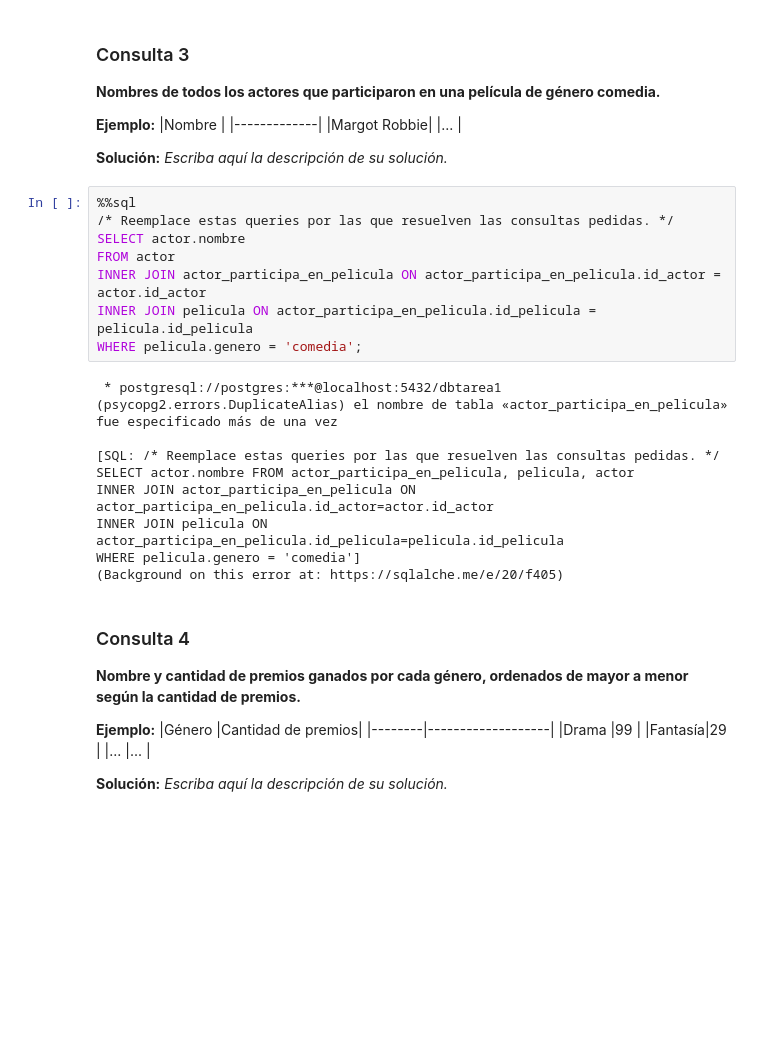
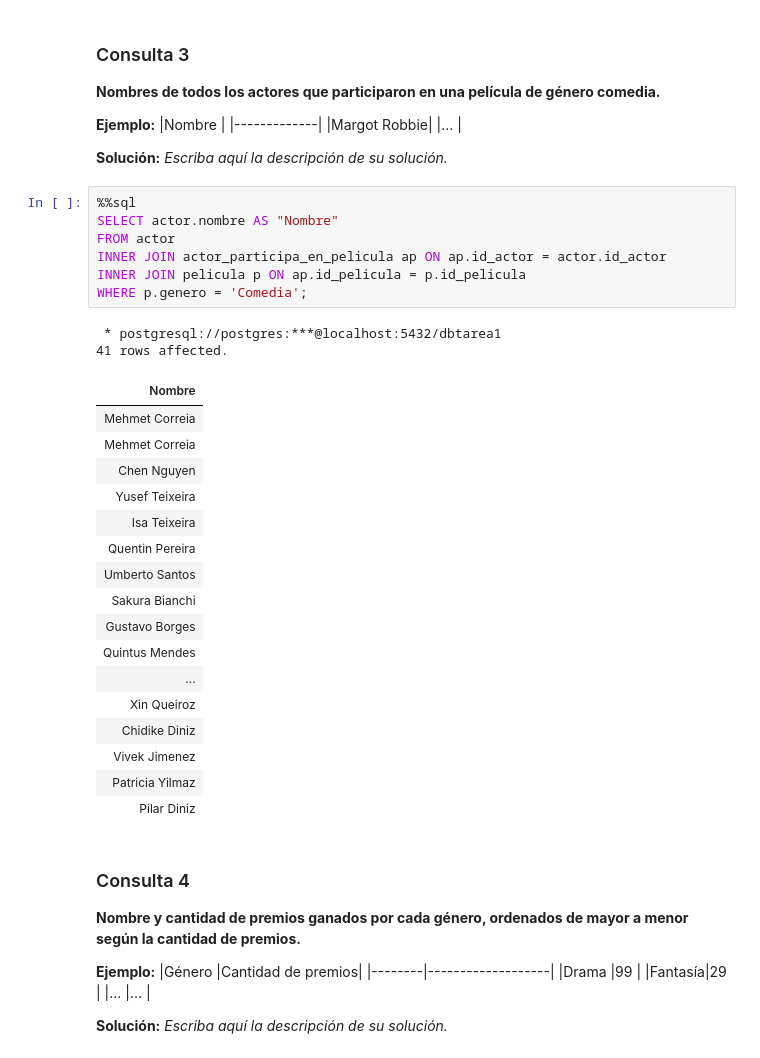
Before and after one commit to benyens/tarea1bd, a Jupyter notebook: Tarea_1.ipynb, the cells around one changed output. Drawn from its saved outputs; the diff is of its cells as text; blank space fills up the shorter version.

```diff
--- a/Tarea_1.ipynb
+++ b/Tarea_1.ipynb
@@ -376,22 +327,31 @@ AND EXTRACT(YEAR FROM fecha_publicacion ) = 2023;
 **Solución:** _Escriba aquí la descripción de su solución._
 # %%
 %%sql
-/* Reemplace estas queries por las que resuelven las consultas pedidas. */
-SELECT actor.nombre
+SELECT actor.nombre AS "Nombre"
 FROM actor
-INNER JOIN actor_participa_en_pelicula ON actor_participa_en_pelicula.id_actor = actor.id_actor
-INNER JOIN pelicula ON actor_participa_en_pelicula.id_pelicula = pelicula.id_pelicula
-WHERE pelicula.genero = 'comedia';
+INNER JOIN actor_participa_en_pelicula ap ON ap.id_actor = actor.id_actor
+INNER JOIN pelicula p ON ap.id_pelicula = p.id_pelicula
+WHERE p.genero = 'Comedia';
 # %% [output]
  * postgresql://postgres:***@localhost:5432/dbtarea1
-(psycopg2.errors.DuplicateAlias) el nombre de tabla «actor_participa_en_pelicula» fue especificado más de una vez
-
-[SQL: /* Reemplace estas queries por las que resuelven las consultas pedidas. */
-SELECT actor.nombre FROM actor_participa_en_pelicula, pelicula, actor
-INNER JOIN actor_participa_en_pelicula ON actor_participa_en_pelicula.id_actor=actor.id_actor
-INNER JOIN pelicula ON actor_participa_en_pelicula.id_pelicula=pelicula.id_pelicula
-WHERE pelicula.genero = 'comedia']
-(Background on this error at: https://sqlalche.me/e/20/f405)
+41 rows affected.
+| Nombre |
+| Mehmet Correia |
+| Mehmet Correia |
+| Chen Nguyen |
+| Yusef Teixeira |
+| Isa Teixeira |
+| Quentin Pereira |
+| Umberto Santos |
+| Sakura Bianchi |
+| Gustavo Borges |
+| Quintus Mendes |
+| ... |
+| Xin Queiroz |
+| Chidike Diniz |
+| Vivek Jimenez |
+| Patricia Yilmaz |
+| Pilar Diniz |
 # %% [markdown]
 ### Consulta 4
 **Nombre y cantidad de premios ganados por cada género, ordenados de mayor a menor según la cantidad de premios.**
```
Also changed, not shown: parts of 18 cells of this notebook, 2 other files.
